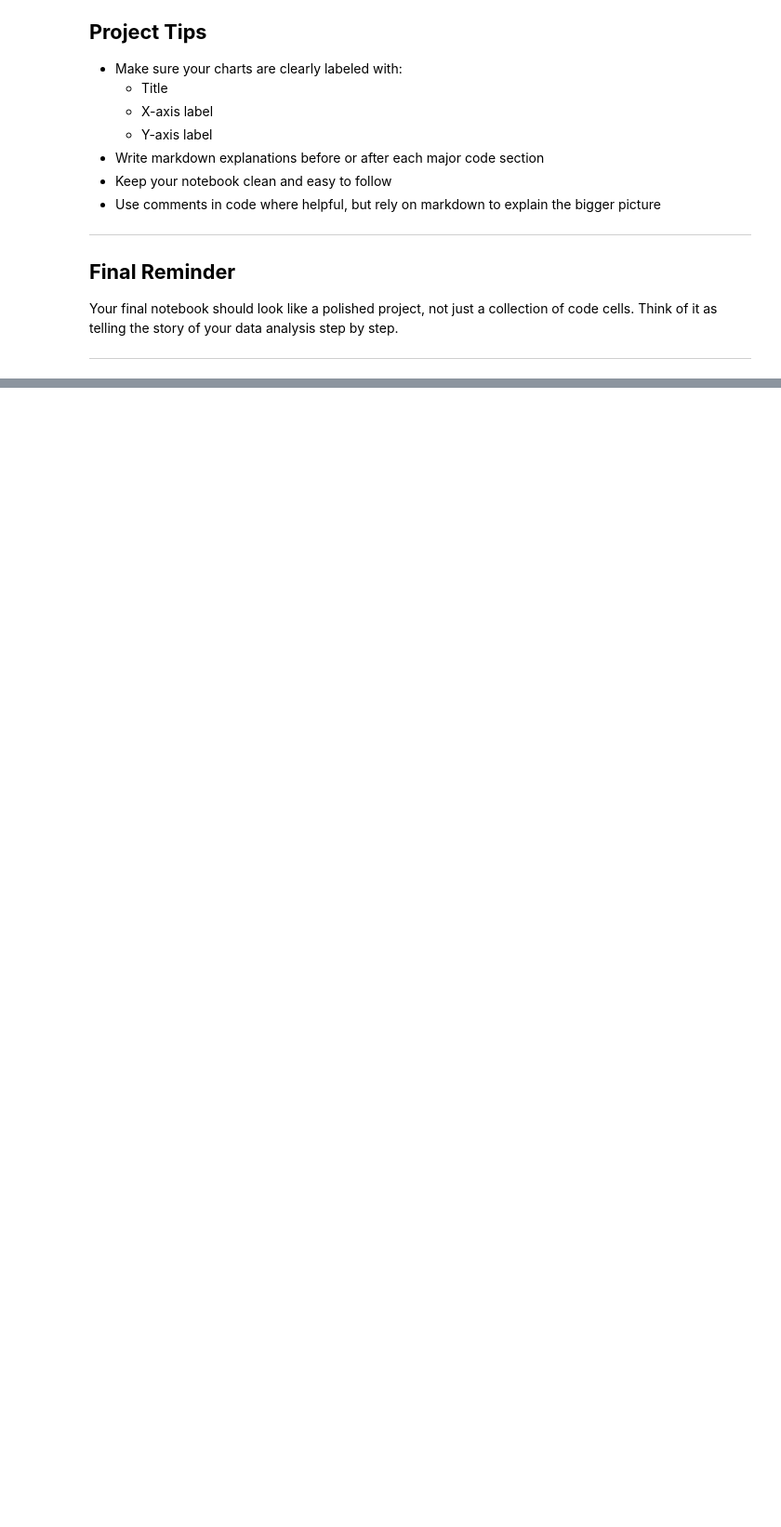
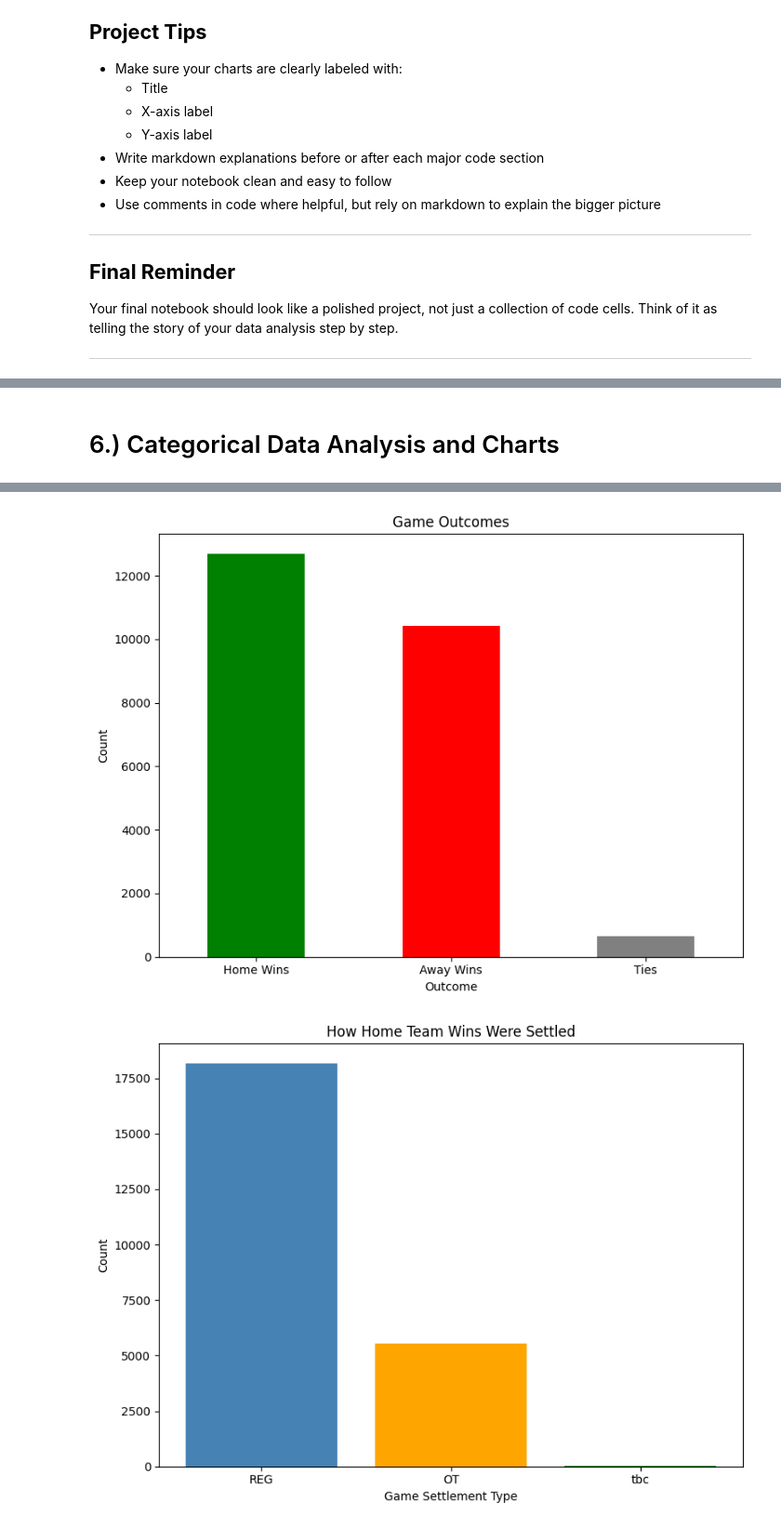
Before and after one commit to ckbaker78/homework3-, a Jupyter notebook: FINAL PROJECT /dx602_final_project.ipynb, the cells around one changed output, grey strips where cells are left out. Shown at 93% size. Cells and saved outputs as stored; diff of their text form; code cells hidden in the pictures; blank space fills up the shorter version.

Commit message:
Added Final Project Analysis

```diff
--- a/FINAL PROJECT /dx602_final_project.ipynb
+++ b/FINAL PROJECT /dx602_final_project.ipynb
@@ -430,16 +462,47 @@ Index(['date_time_GMT', 'home_team', 'away_team', 'home_won',
+# %% [markdown]
+# 6.) Categorical Data Analysis and Charts
 # %%
+game_data_categorical = game_data.select_dtypes(['bool', 'str'])
 
-# Stats Grouped By Team
+home_games_by_team = game_data_categorical['home_team'].value_counts()
+away_games_by_team = game_data_categorical['away_team'].value_counts()
+count_of_quarter_home_games_settled_in = game_data_categorical['home_settled_in'].value_counts()
+count_of_quarter_away_games_settled_in = game_data_categorical['away_settled_in'].value_counts()
+
+games_won = game_data_categorical[(game_data_categorical['away_won'] == True) |
+                                  (game_data_categorical['home_won']==True)] # this is the total games won in the season
+
+
+games_lost = game_data_categorical[(game_data_categorical['away_won'] == False) |
+                                  (game_data_categorical['home_won']==False)]
+
+tied_games = game_data_categorical[
+    (~game_data_categorical['home_won']) &
+    (~game_data_categorical['away_won'])
+]
+
+home_ties = tied_games.groupby('home_team').size()
+away_ties = tied_games.groupby('away_team').size()
+
+ties_per_team = home_ties.add(away_ties, fill_value=0).astype(int)
+
+
+# Stats Grouped By Team With New Columns Added
 
 games_won_home = games_won[games_won['home_won'] == True].groupby('home_team').size()
 games_won_away = games_won[games_won['away_won']==True].groupby( 'away_team').size() # the count of home won games
 games_lost_home = games_won[games_won['home_won']==False].groupby ('home_team').size()
 games_lost_away= games_won[games_won['away_won']==False].groupby( 'away_team').size()
+
+
+
+
 total_games_played_per_team = (
     games_won_home
     .add(games_won_away, fill_value=0)
     .add(games_lost_home, fill_value=0)
     .add(games_lost_away, fill_value=0)
+    .add(ties_per_team,fill_value=0)
 )
 
 # New Column Creations
@@ -458,20 +521,47 @@ games_status_data_frame = pd.DataFrame({'Home Game Wins Count': games_won_home,
               'Games Lost Away':games_lost_away,
               'Total Games Won Per Team':total_games_won_per_team,
               'Total Games Lost Per Team':total_games_lost_per_team,
+              'Total Games Tied Per Team': ties_per_team,
               'Total Games Played Per Team':total_games_played_per_team,
               'Home Win Percentage':(games_won_home/(games_won_home + games_lost_home)*100).round(2),
               'Home Loss Percentage':(games_lost_home/(games_won_home + games_lost_home)*100).round(2),
               'Away Win Percentage': (games_won_away/(games_won_away + games_lost_away)*100).round(2),
               'Away Loss Percentage': (games_lost_away/(games_won_away + games_lost_away)*100).round(2),
               'Average Home Goals Per Team':average_home_goals_per_team,
-              'Average Away Goals Per Team':average_away_goals_per_team}) # this is the data
+              'Average Away Goals Per Team':average_away_goals_per_team,
+              'Average Goals Per Team': (
+        average_home_goals_per_team.add(average_away_goals_per_team, fill_value=0) / 2
+    ).round(2)
+})
 
 games_status_data_frame = games_status_data_frame.reset_index()
 games_status_data_frame = games_status_data_frame.rename(columns={'index': 'Team Name'})
 
-games_status_data_frame
+outcome_counts = pd.Series({
+    'Home Wins': game_data['home_won'].sum(),
+    'Away Wins': game_data['away_won'].sum(),
+    'Ties': ((~game_data['home_won']) & (~game_data['away_won'])).sum()
+})
+
+outcome_counts.plot(kind='bar', figsize=(8,6), color=['green', 'red', 'gray'])
+plt.title('Game Outcomes')
+plt.xlabel('Outcome')
+plt.ylabel('Count')
+plt.xticks(rotation=0)
+plt.tight_layout()
+plt.show()
 
 
-#Summary Statistics for Grouped/New Dataframe
-games_status_data_frame.describe()
+settled_counts = game_data['home_settled_in'].value_counts()
+
+plt.figure(figsize=(8,6))
+plt.bar(settled_counts.index, settled_counts.values, color=['steelblue', 'orange', 'green'])
+plt.title('How Home Team Wins Were Settled')
+plt.xlabel('Game Settlement Type')
+plt.ylabel('Count')
+plt.xticks(rotation=0)
+plt.tight_layout()
+plt.show()
+
+print(games_status_data_frame.head(10),games_status_data_frame.describe())
 # %% [output]
@@ -486,0 +568,2 @@ games_status_data_frame.describe()
+[figure, added]
+[figure, added]
```
Also changed, not shown: parts of 28 cells of this notebook.
